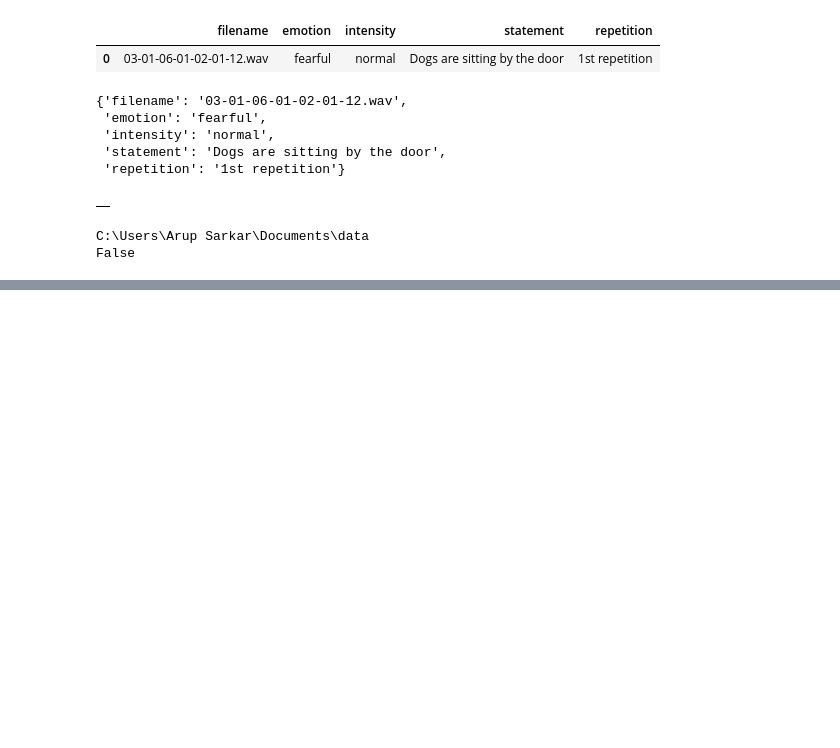
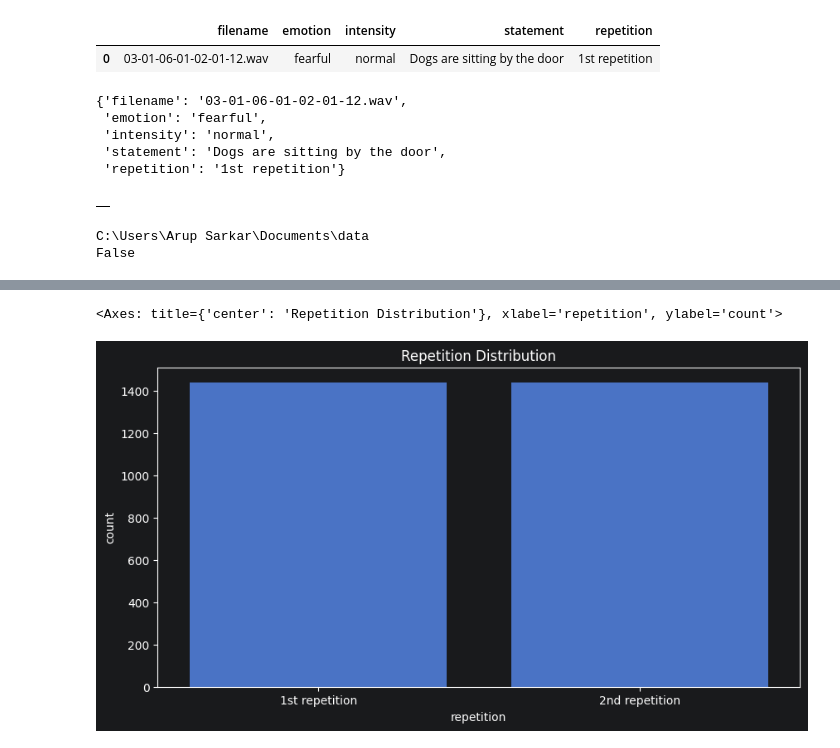
Before and after one commit to aviksarkar0204-stack/EmoWave-, a Jupyter notebook: Notebook/01_exploration.ipynb, the cells around one changed output, grey strips where cells are left out. Saved outputs shown, nothing was run; the diff lists cells and outputs as text; code cells hidden in the pictures; blank space fills up the shorter version.

```diff
--- a/Notebook/01_exploration.ipynb
+++ b/Notebook/01_exploration.ipynb
@@ -89,0 +145,7 @@ False
+# %%
+plt.figure(figsize=(10, 5))
+plt.title("Repetition Distribution")
+sns.countplot(x='repetition',data=df)
+# %% [output]
+<Axes: title={'center': 'Repetition Distribution'}, xlabel='repetition', ylabel='count'>
+[figure, added]
```
Also changed, not shown: parts of 7 cells of this notebook.
